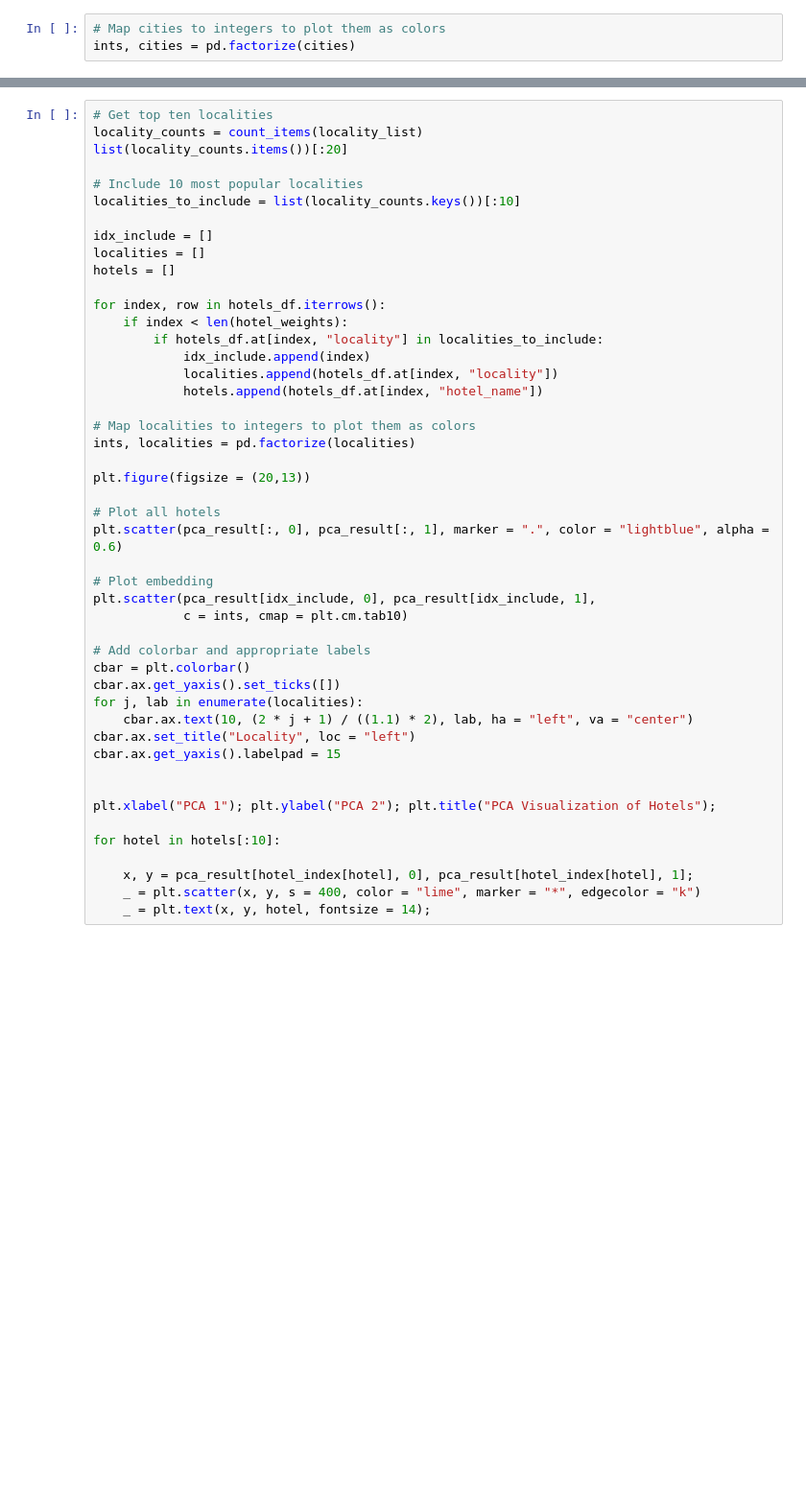
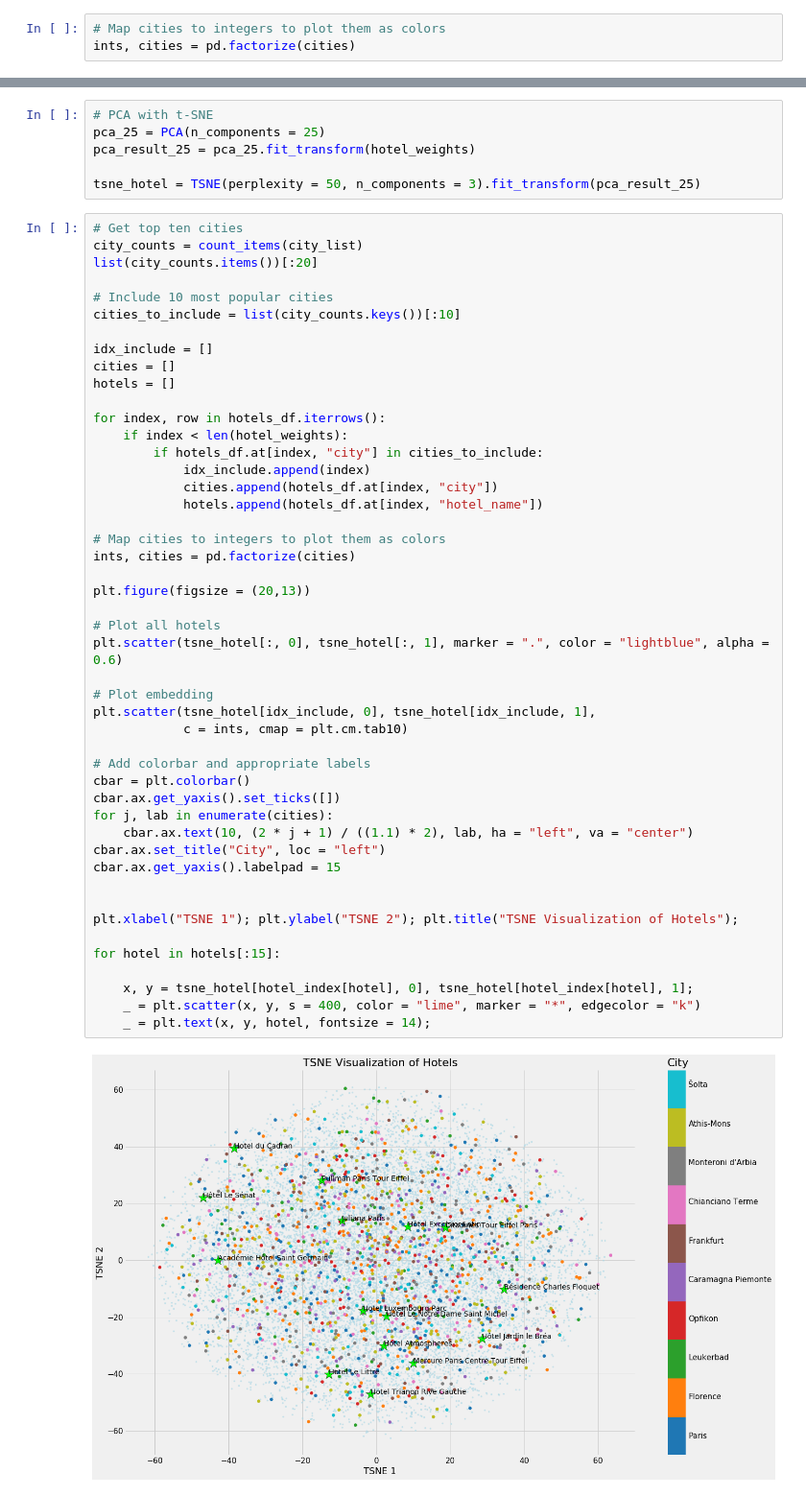
Before and after one commit to fpleoni/where_do_we_go_from_here, a Jupyter notebook: jupyter_notebooks/using_embeddings_from_fourth_attempt.ipynb, the cells around one changed output, grey strips where cells are left out. Shown at 96% size. Drawn from its saved outputs; the diff is of its cells as text; blank space fills up the shorter version.

```diff
--- a/jupyter_notebooks/using_embeddings_from_fourth_attempt.ipynb
+++ b/jupyter_notebooks/using_embeddings_from_fourth_attempt.ipynb
@@ -583,47 +618,55 @@ for hotel in hotels[:10]:
+# %%
+# PCA with t-SNE
+pca_25 = PCA(n_components = 25)
+pca_result_25 = pca_25.fit_transform(hotel_weights)
+
+tsne_hotel = TSNE(perplexity = 50, n_components = 3).fit_transform(pca_result_25)
 # %%
-# Get top ten localities
-locality_counts = count_items(locality_list)
-list(locality_counts.items())[:20]
+# Get top ten cities
+city_counts = count_items(city_list)
+list(city_counts.items())[:20]
 
-# Include 10 most popular localities
-localities_to_include = list(locality_counts.keys())[:10]
+# Include 10 most popular cities
+cities_to_include = list(city_counts.keys())[:10]
 
 idx_include = []
-localities = []
+cities = []
 hotels = []
 
 for index, row in hotels_df.iterrows():
     if index < len(hotel_weights):
-        if hotels_df.at[index, "locality"] in localities_to_include:
+        if hotels_df.at[index, "city"] in cities_to_include:
             idx_include.append(index)
-            localities.append(hotels_df.at[index, "locality"])
+            cities.append(hotels_df.at[index, "city"])
             hotels.append(hotels_df.at[index, "hotel_name"])
 
-# Map localities to integers to plot them as colors
-ints, localities = pd.factorize(localities)
+# Map cities to integers to plot them as colors
+ints, cities = pd.factorize(cities)
 
 plt.figure(figsize = (20,13))
 
 # Plot all hotels
-plt.scatter(pca_result[:, 0], pca_result[:, 1], marker = ".", color = "lightblue", alpha = 0.6)
+plt.scatter(tsne_hotel[:, 0], tsne_hotel[:, 1], marker = ".", color = "lightblue", alpha = 0.6)
 
 # Plot embedding
-plt.scatter(pca_result[idx_include, 0], pca_result[idx_include, 1],
+plt.scatter(tsne_hotel[idx_include, 0], tsne_hotel[idx_include, 1],
             c = ints, cmap = plt.cm.tab10)
 
 # Add colorbar and appropriate labels
 cbar = plt.colorbar()
 cbar.ax.get_yaxis().set_ticks([])
-for j, lab in enumerate(localities):
+for j, lab in enumerate(cities):
     cbar.ax.text(10, (2 * j + 1) / ((1.1) * 2), lab, ha = "left", va = "center")
-cbar.ax.set_title("Locality", loc = "left")
+cbar.ax.set_title("City", loc = "left")
 cbar.ax.get_yaxis().labelpad = 15
 
 
-plt.xlabel("PCA 1"); plt.ylabel("PCA 2"); plt.title("PCA Visualization of Hotels");
+plt.xlabel("TSNE 1"); plt.ylabel("TSNE 2"); plt.title("TSNE Visualization of Hotels");
 
-for hotel in hotels[:10]:
+for hotel in hotels[:15]:
 
-    x, y = pca_result[hotel_index[hotel], 0], pca_result[hotel_index[hotel], 1];
+    x, y = tsne_hotel[hotel_index[hotel], 0], tsne_hotel[hotel_index[hotel], 1];
     _ = plt.scatter(x, y, s = 400, color = "lime", marker = "*", edgecolor = "k")
     _ = plt.text(x, y, hotel, fontsize = 14);
+# %% [output]
+[figure, added]
```
Also changed, not shown: parts of 8 cells of this notebook.
